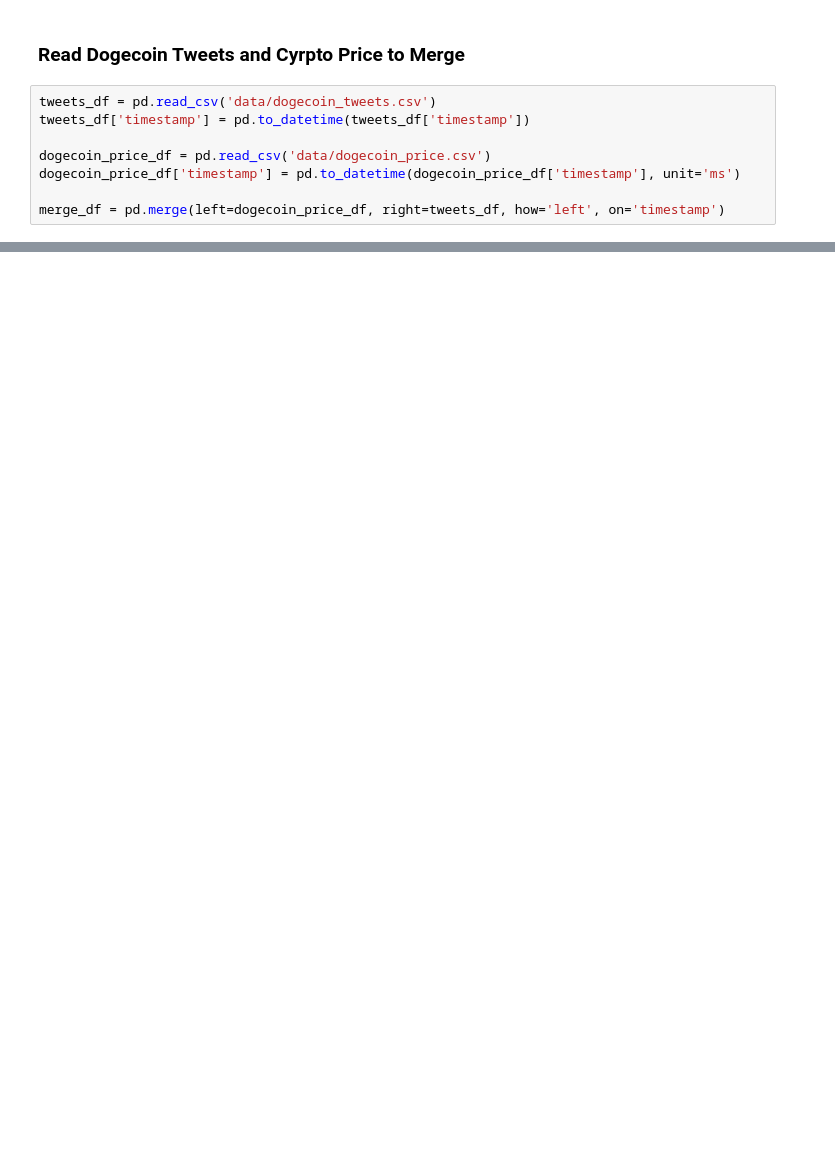
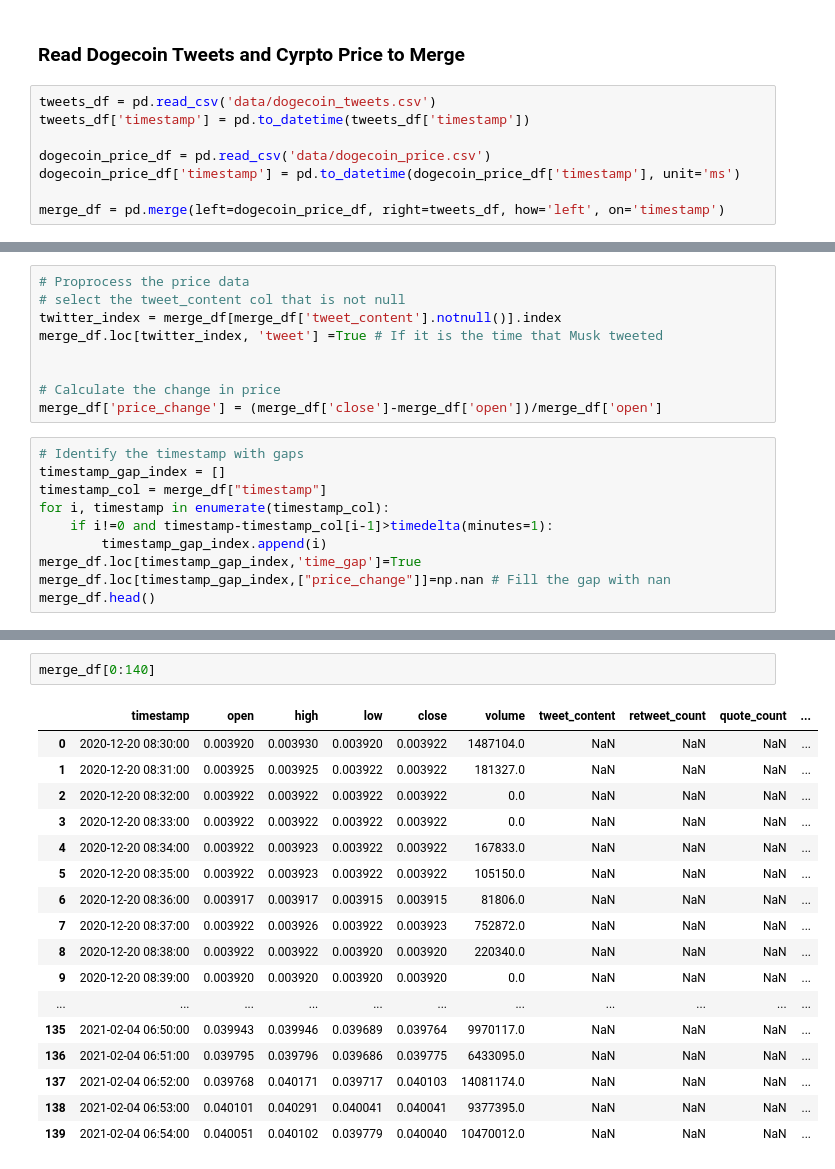
Before and after one commit to ba-group-projects/dogecoin-twitter-elon-musk, a Jupyter notebook: smm750_eda.ipynb, the cells around one changed output, grey strips where cells are left out. Drawn from its saved outputs; the diff is of its cells as text; blank space fills up the shorter version.

Commit message:
price eda unfinished

```diff
--- a/smm750_eda.ipynb
+++ b/smm750_eda.ipynb
@@ -87,0 +34,19 @@ memory usage: 3.9 KB
+# %%
+# Proprocess the price data
+# select the tweet_content col that is not null
+twitter_index = merge_df[merge_df['tweet_content'].notnull()].index
+merge_df.loc[twitter_index, 'tweet'] =True # If it is the time that Musk tweeted
+
+
+# Calculate the change in price
+merge_df['price_change'] = (merge_df['close']-merge_df['open'])/merge_df['open']
+# %%
+# Identify the timestamp with gaps
+timestamp_gap_index = []
+timestamp_col = merge_df["timestamp"]
+for i, timestamp in enumerate(timestamp_col):
+    if i!=0 and timestamp-timestamp_col[i-1]>timedelta(minutes=1):
+        timestamp_gap_index.append(i)
+merge_df.loc[timestamp_gap_index,'time_gap']=True
+merge_df.loc[timestamp_gap_index,["price_change"]]=np.nan # Fill the gap with nan
+merge_df.head()
@@ -87,0 +80,20 @@ memory usage: 3.9 KB
+# %%
+merge_df[0:140]
+# %% [output]
+|  | timestamp | open | high | low | close | volume | tweet_content | retweet_count | quote_count | ... |
+| 0 | 2020-12-20 08:30:00 | 0.003920 | 0.003930 | 0.003920 | 0.003922 | 1487104.0 | NaN | NaN | NaN | ... |
+| 1 | 2020-12-20 08:31:00 | 0.003925 | 0.003925 | 0.003922 | 0.003922 | 181327.0 | NaN | NaN | NaN | ... |
+| 2 | 2020-12-20 08:32:00 | 0.003922 | 0.003922 | 0.003922 | 0.003922 | 0.0 | NaN | NaN | NaN | ... |
+| 3 | 2020-12-20 08:33:00 | 0.003922 | 0.003922 | 0.003922 | 0.003922 | 0.0 | NaN | NaN | NaN | ... |
+| 4 | 2020-12-20 08:34:00 | 0.003922 | 0.003923 | 0.003922 | 0.003922 | 167833.0 | NaN | NaN | NaN | ... |
+| 5 | 2020-12-20 08:35:00 | 0.003922 | 0.003923 | 0.003922 | 0.003922 | 105150.0 | NaN | NaN | NaN | ... |
+| 6 | 2020-12-20 08:36:00 | 0.003917 | 0.003917 | 0.003915 | 0.003915 | 81806.0 | NaN | NaN | NaN | ... |
+| 7 | 2020-12-20 08:37:00 | 0.003922 | 0.003926 | 0.003922 | 0.003923 | 752872.0 | NaN | NaN | NaN | ... |
+| 8 | 2020-12-20 08:38:00 | 0.003922 | 0.003922 | 0.003920 | 0.003920 | 220340.0 | NaN | NaN | NaN | ... |
+| 9 | 2020-12-20 08:39:00 | 0.003920 | 0.003920 | 0.003920 | 0.003920 | 0.0 | NaN | NaN | NaN | ... |
+| ... | ... | ... | ... | ... | ... | ... | ... | ... | ... | ... |
+| 135 | 2021-02-04 06:50:00 | 0.039943 | 0.039946 | 0.039689 | 0.039764 | 9970117.0 | NaN | NaN | NaN | ... |
+| 136 | 2021-02-04 06:51:00 | 0.039795 | 0.039796 | 0.039686 | 0.039775 | 6433095.0 | NaN | NaN | NaN | ... |
+| 137 | 2021-02-04 06:52:00 | 0.039768 | 0.040171 | 0.039717 | 0.040103 | 14081174.0 | NaN | NaN | NaN | ... |
+| 138 | 2021-02-04 06:53:00 | 0.040101 | 0.040291 | 0.040041 | 0.040041 | 9377395.0 | NaN | NaN | NaN | ... |
+| 139 | 2021-02-04 06:54:00 | 0.040051 | 0.040102 | 0.039779 | 0.040040 | 10470012.0 | NaN | NaN | NaN | ... |
```
Also changed, not shown: parts of 8 cells of this notebook.
